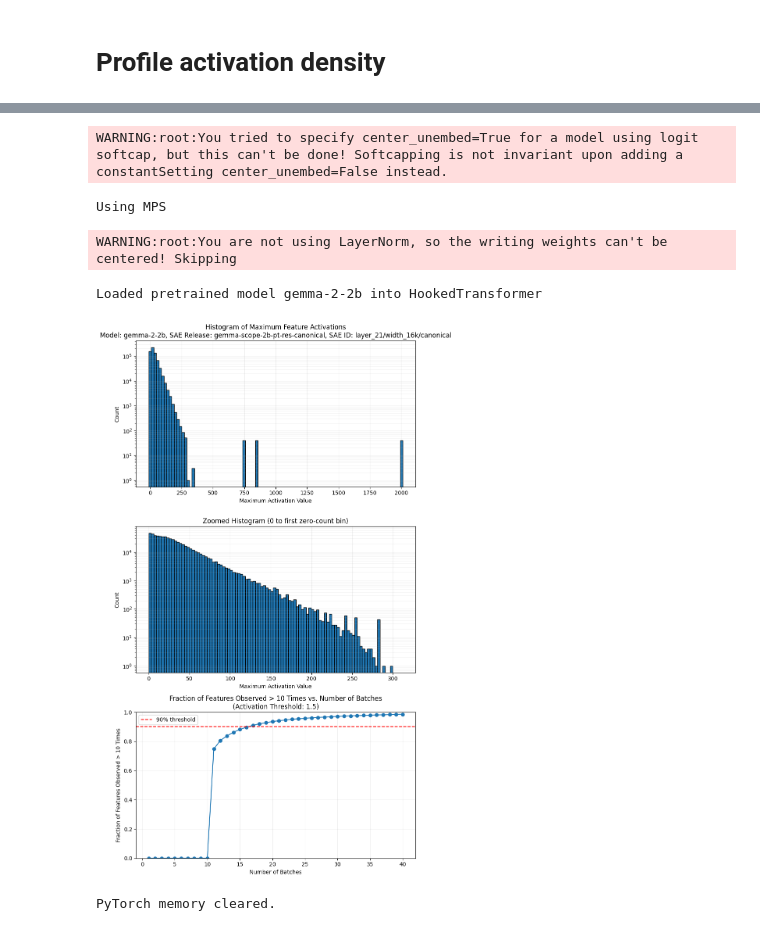
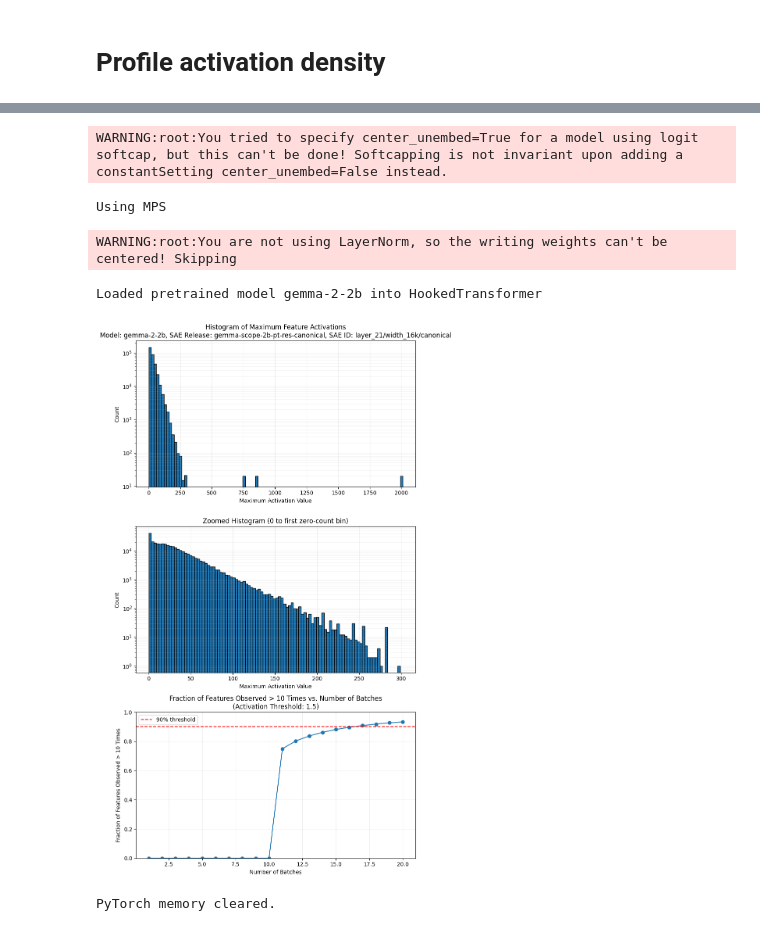
Before and after one commit to MClarke1991/sae_cooccurrence, a Jupyter notebook: src/activation_tuning/activation_tuning.ipynb, the cells around one changed output, grey strips where cells are left out. Cells and saved outputs as stored; diff of their text form; code cells hidden in the pictures.

Commit message:
update with plots
See Issue #25

```diff
--- a/src/activation_tuning/activation_tuning.ipynb
+++ b/src/activation_tuning/activation_tuning.ipynb
@@ -125,23 +107,23 @@ PyTorch memory cleared.
 # %%
 plot_max_activations(
     sae_ids_gemma22b,
     model_name_gemma22b,
     sae_release_short_gemma22b,
-    n_batches=40,
+    n_batches=20,
     n_bins=100,
     activation_threshold=1.5,
     observation_threshold=10,
     n_batches_in_buffer=gemma_batches,
     remove_special_tokens=False,
     normalise_internal_threshold=True,
     apply_internal_activation_threshold=False,
 )
 # %% [output]
 WARNING:root:You tried to specify center_unembed=True for a model using logit softcap, but this can't be done! Softcapping is not invariant upon adding a constantSetting center_unembed=False instead.
 Using MPS
 WARNING:root:You are not using LayerNorm, so the writing weights can't be centered! Skipping
 Loaded pretrained model gemma-2-2b into HookedTransformer
-[figure, old version]
+[figure, new version]
 PyTorch memory cleared.
 # %%
 plot_max_activations(
```
Also changed, not shown: parts of 5 cells of this notebook.
